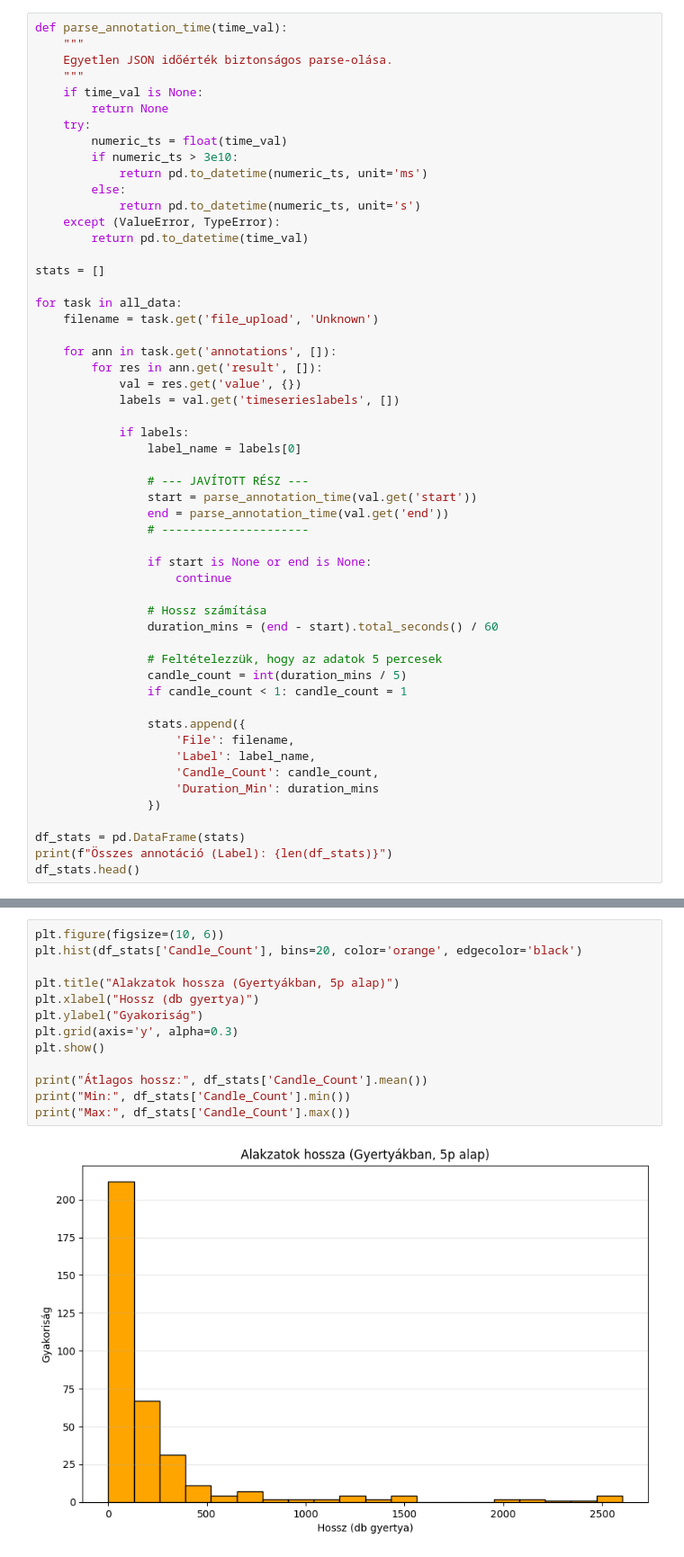
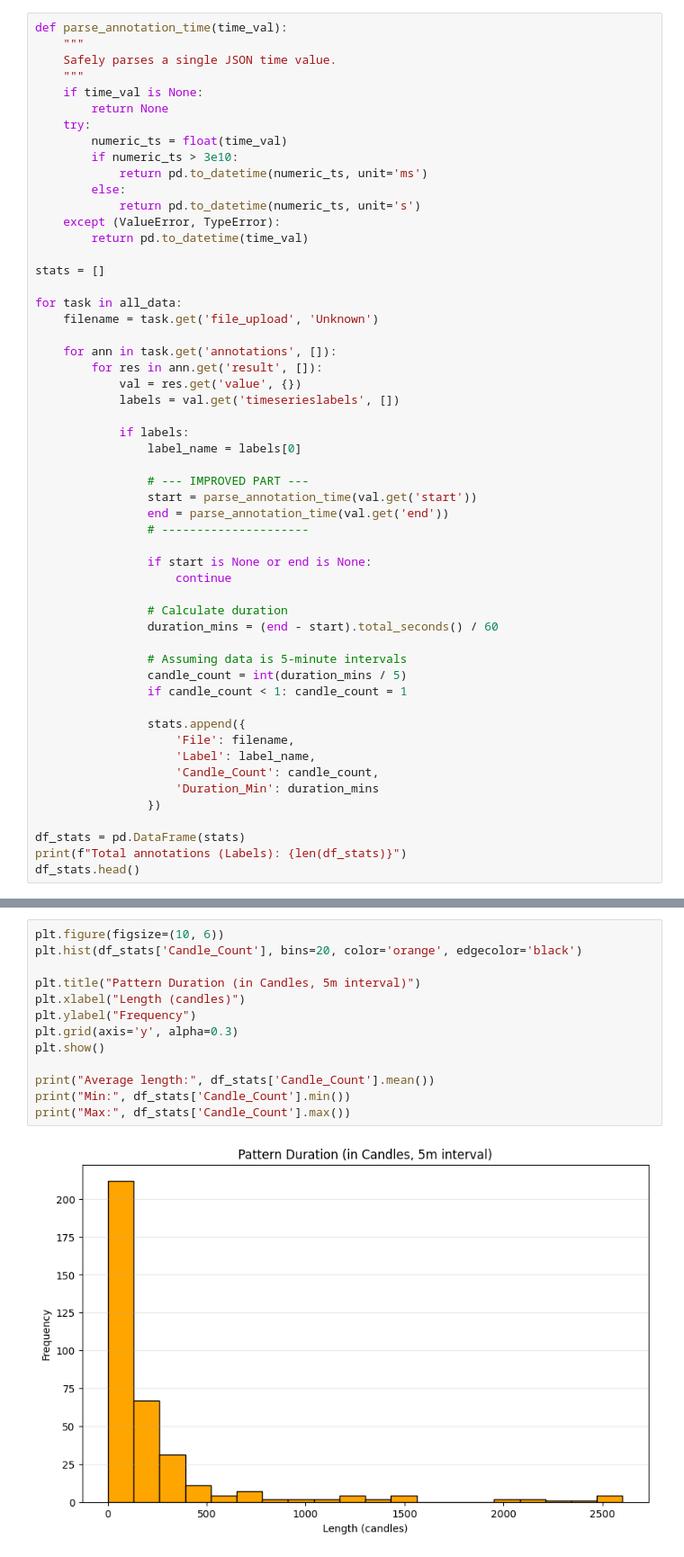
Before and after one commit to sutheo17/vitmma19-bull-flag-detector, a Jupyter notebook: notebook/02-label-analysis.ipynb, the cells around one changed output, grey strips where cells are left out. Shown at 90% size. Drawn from its saved outputs; the diff is of its cells as text.

```diff
--- a/notebook/02-label-analysis.ipynb
+++ b/notebook/02-label-analysis.ipynb
@@ -39,7 +41,7 @@ Talált címke fájlok: 6
 # %%
 def parse_annotation_time(time_val):
     """
-    Egyetlen JSON időérték biztonságos parse-olása.
+    Safely parses a single JSON time value.
     """
     if time_val is None:
         return None
@@ -65,7 +67,7 @@ for task in all_data:
             if labels:
                 label_name = labels[0]
 
-                # --- JAVÍTOTT RÉSZ ---
+                # --- IMPROVED PART ---
                 start = parse_annotation_time(val.get('start'))
                 end = parse_annotation_time(val.get('end'))
                 # ---------------------
@@ -73,10 +75,10 @@ for task in all_data:
                 if start is None or end is None:
                     continue
 
-                # Hossz számítása
+                # Calculate duration
                 duration_mins = (end - start).total_seconds() / 60
 
-                # Feltételezzük, hogy az adatok 5 percesek
+                # Assuming data is 5-minute intervals
                 candle_count = int(duration_mins / 5)
                 if candle_count < 1: candle_count = 1
 
@@ -88,6 +90,6 @@ for task in all_data:
                 })
 
 df_stats = pd.DataFrame(stats)
-print(f"Összes annotáció (Label): {len(df_stats)}")
+print(f"Total annotations (Labels): {len(df_stats)}")
 df_stats.head()
 # %% [output]
@@ -119,15 +121,15 @@ plt.show()
 # %%
 plt.figure(figsize=(10, 6))
 plt.hist(df_stats['Candle_Count'], bins=20, color='orange', edgecolor='black')
 
-plt.title("Alakzatok hossza (Gyertyákban, 5p alap)")
-plt.xlabel("Hossz (db gyertya)")
-plt.ylabel("Gyakoriság")
+plt.title("Pattern Duration (in Candles, 5m interval)")
+plt.xlabel("Length (candles)")
+plt.ylabel("Frequency")
 plt.grid(axis='y', alpha=0.3)
 plt.show()
 
-print("Átlagos hossz:", df_stats['Candle_Count'].mean())
+print("Average length:", df_stats['Candle_Count'].mean())
 print("Min:", df_stats['Candle_Count'].min())
 print("Max:", df_stats['Candle_Count'].max())
 # %% [output]
-[figure, old version]
+[figure, new version]
```
Also changed, not shown: parts of 5 cells of this notebook, 3 other files.
